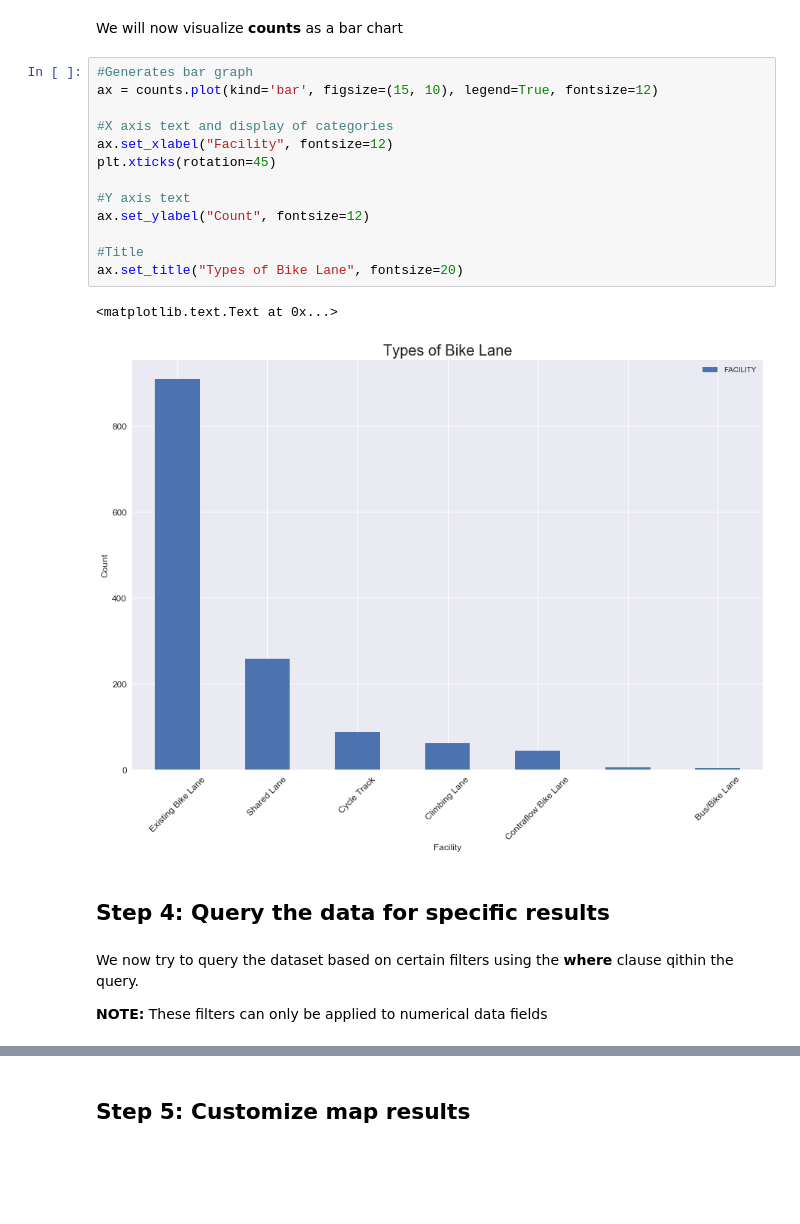
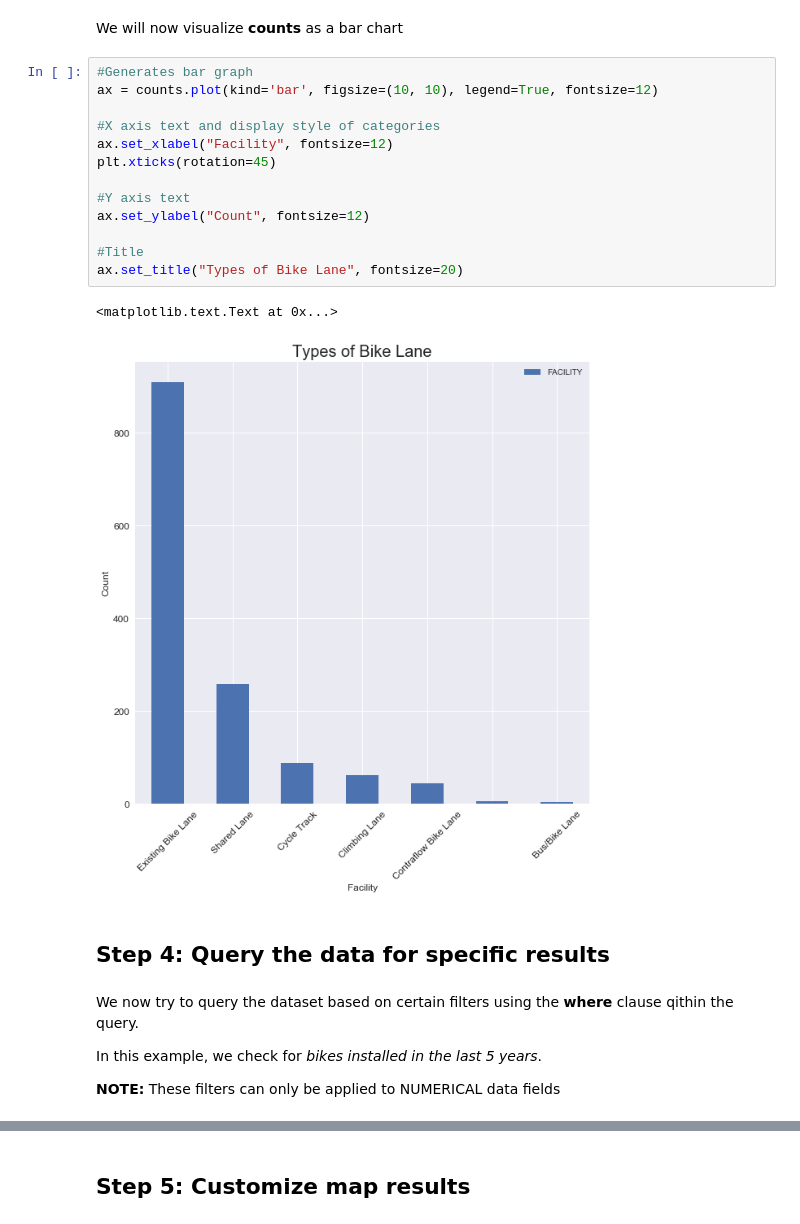
Before and after one commit to ManushiM/Esri_Tutorials, a Jupyter notebook: tutorial1_hub-pythonAPI/General Python tutuorial.ipynb, the cells around one changed output, grey strips where cells are left out. Cells and saved outputs as stored; diff of their text form; blank space fills up the shorter version.

Commit message:
more notes

```diff
--- a/tutorial1_hub-pythonAPI/General Python tutuorial.ipynb
+++ b/tutorial1_hub-pythonAPI/General Python tutuorial.ipynb
@@ -163,24 +222,26 @@ Name: FACILITY, dtype: int64
 We will now visualize __counts__ as a bar chart
 # %%
 #Generates bar graph
-ax = counts.plot(kind='bar', figsize=(15, 10), legend=True, fontsize=12)
+ax = counts.plot(kind='bar', figsize=(10, 10), legend=True, fontsize=12)
 
-#X axis text and display of categories
+#X axis text and display style of categories
 ax.set_xlabel("Facility", fontsize=12)
 plt.xticks(rotation=45)
 
 #Y axis text
 ax.set_ylabel("Count", fontsize=12)
 
 #Title
 ax.set_title("Types of Bike Lane", fontsize=20)
 # %% [output]
 <matplotlib.text.Text at 0x...>
-[figure, old version]
+[figure, new version]
 # %% [markdown]
 ## Step 4: Query the data for specific results
 # %% [markdown]
 We now try to query the dataset based on certain filters using the __where__ clause qithin the query.
 
-__NOTE:__ These filters can only be applied to numerical data fields
+In this example, we check for _bikes installed in the last 5 years_.
+
+__NOTE:__ These filters can only be applied to NUMERICAL data fields
 # %%
```
Also changed, not shown: parts of 26 cells of this notebook.
